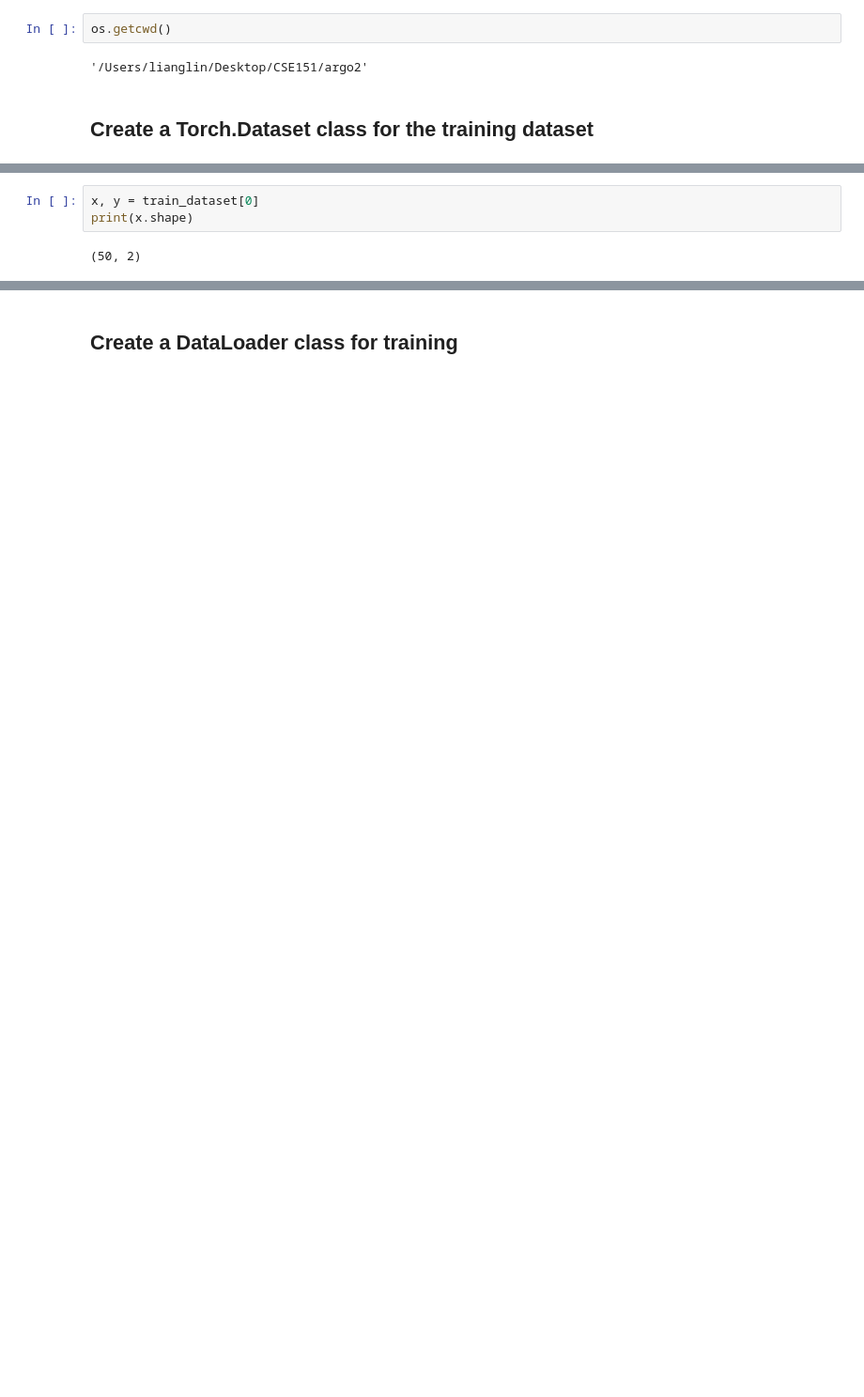
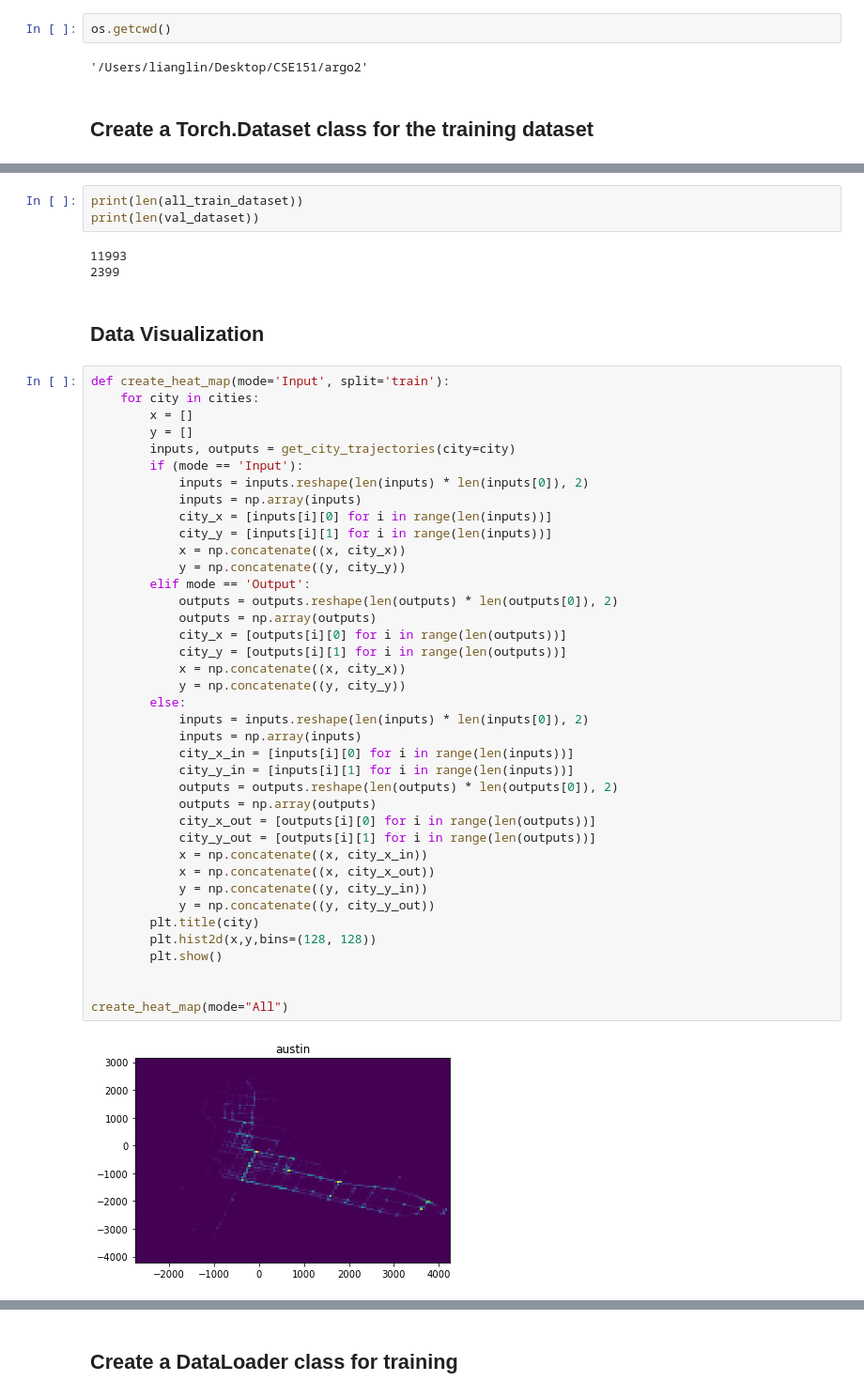
Before and after one commit to LeonLin0516/trajectory-forecasting, a Jupyter notebook: Load_Argo2_Public.ipynb, the cells around one changed output, grey strips where cells are left out. Shown at 94% size. Cells and saved outputs as stored; diff of their text form; blank space fills up the shorter version.

```diff
--- a/Load_Argo2_Public.ipynb
+++ b/Load_Argo2_Public.ipynb
@@ -86,5 +170,49 @@ train_dataset  = ArgoverseDataset(city = city, split = split)
 # %%
-x, y = train_dataset[0]
-print(x.shape)
+print(len(all_train_dataset))
+print(len(val_dataset))
 # %% [output]
-(50, 2)
+11993
+2399
+# %% [markdown]
+## Data Visualization
+# %%
+def create_heat_map(mode='Input', split='train'):
+    for city in cities:
+        x = []
+        y = []
+        inputs, outputs = get_city_trajectories(city=city)
+        if (mode == 'Input'):
+            inputs = inputs.reshape(len(inputs) * len(inputs[0]), 2)
+            inputs = np.array(inputs)
+            city_x = [inputs[i][0] for i in range(len(inputs))]
+            city_y = [inputs[i][1] for i in range(len(inputs))]
+            x = np.concatenate((x, city_x))
+            y = np.concatenate((y, city_y))
+        elif mode == 'Output':
+            outputs = outputs.reshape(len(outputs) * len(outputs[0]), 2)
+            outputs = np.array(outputs)
+            city_x = [outputs[i][0] for i in range(len(outputs))]
+            city_y = [outputs[i][1] for i in range(len(outputs))]
+            x = np.concatenate((x, city_x))
+            y = np.concatenate((y, city_y))
+        else:
+            inputs = inputs.reshape(len(inputs) * len(inputs[0]), 2)
+            inputs = np.array(inputs)
+            city_x_in = [inputs[i][0] for i in range(len(inputs))]
+            city_y_in = [inputs[i][1] for i in range(len(inputs))]
+            outputs = outputs.reshape(len(outputs) * len(outputs[0]), 2)
+            outputs = np.array(outputs)
+            city_x_out = [outputs[i][0] for i in range(len(outputs))]
+            city_y_out = [outputs[i][1] for i in range(len(outputs))]
+            x = np.concatenate((x, city_x_in))
+            x = np.concatenate((x, city_x_out))
+            y = np.concatenate((y, city_y_in))
+            y = np.concatenate((y, city_y_out))
+        plt.title(city)
+        plt.hist2d(x,y,bins=(128, 128))
+        plt.show()
+
+
+create_heat_map(mode="All")
+# %% [output]
+[figure, added]
```
Also changed, not shown: parts of 24 cells of this notebook, 52 other files.
